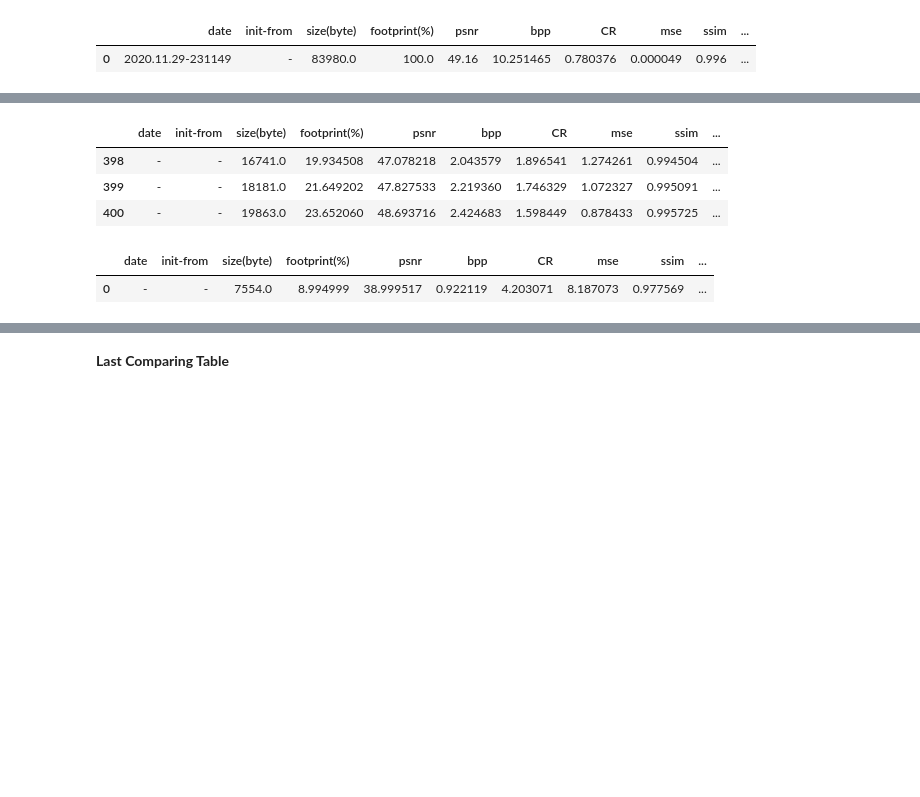
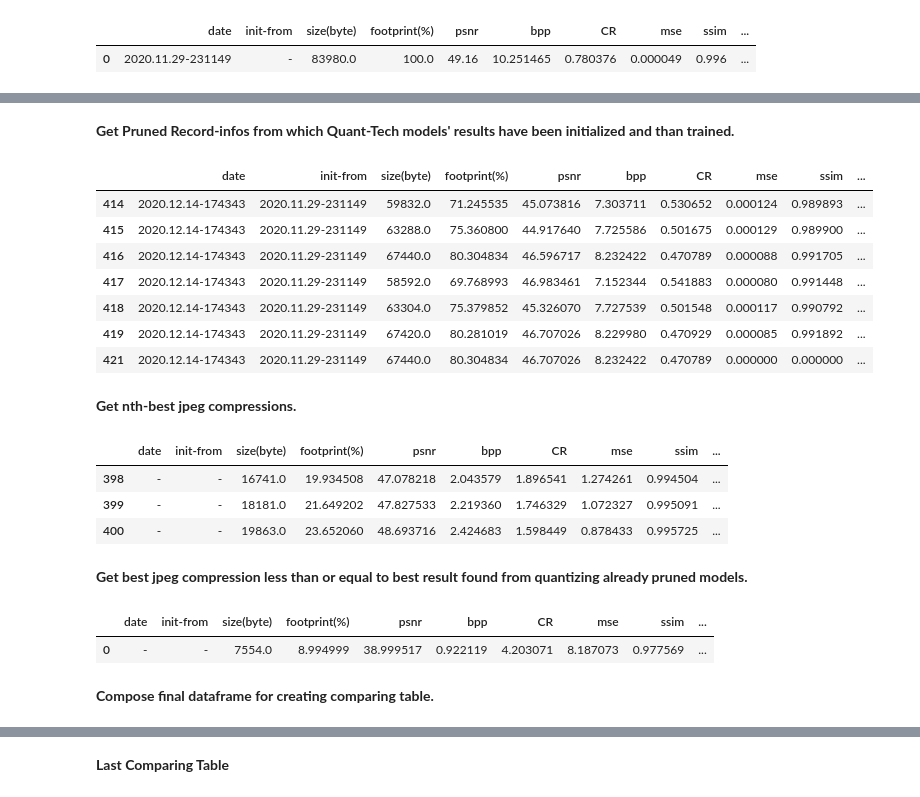
Before and after one commit to franec94/distiller, a Jupyter notebook: examples/analyze_quant_data/analize_one_qat_dataset_interactive-reduced.ipynb, the cells around one changed output, grey strips where cells are left out. Cells and saved outputs as stored; diff of their text form; code cells hidden in the pictures; blank space fills up the shorter version.

Commit message:
Improved analyses's tools and notebooks for siren DNNs

```diff
--- a/examples/analyze_quant_data/analize_one_qat_dataset_interactive-reduced.ipynb
+++ b/examples/analyze_quant_data/analize_one_qat_dataset_interactive-reduced.ipynb
@@ -51,6 +59,7 @@ cmprss_df.head(5)
 | 4 | 1603478755-305517 | - | 252004.0 | 100.0 | 58.401365 | 30.762207 | 0.125990 | 0.000005 | 0.999003 | ... |
 # %%
 jpeg_df = cmprss_df[cmprss_df["cmprss-class-2"] == "Jpeg".upper()]
+agp_df = cmprss_df[cmprss_df["cmprss-class-2"] == "Agp".upper()]
 # %% [markdown]
 ### Load Current Experiment Dataset
 ---
@@ -58,7 +67,8 @@ jpeg_df = cmprss_df[cmprss_df["cmprss-class-2"] == "Jpeg".upper()]
 data_path_pieces = ["C:\\Users\\Francesco\\Documents\\thesys\\code\\local_projects\\siren-train-logs\\notebooks\\analyze_quant_data\\uniform_csv_files\\tmp\\", "high-freq-siren_qatrlq_uniform_2020.12.14-174343.csv"]
 QAT_DATASET_PATH = os.path.join(*data_path_pieces)
 # %%
-root_dir_tmp_datasets = "C:\\Users\\Francesco\\Documents\\thesys\\code\\local_projects\\siren-train-logs\\notebooks\\analyze_quant_data\\uniform_csv_files\\tmp\\"
+# root_dir_tmp_datasets = "C:\\Users\\Francesco\\Documents\\thesys\\code\\local_projects\\siren-train-logs\\notebooks\\analyze_quant_data\\uniform_csv_files\\tmp\\"
+root_dir_tmp_datasets = "/home/franec94/Documents/thesys-siren/codebase/notebooks/analyze_quant_data/uniform_csv_files/tmp"
 pick_local_file_system_tmp_dataset(root_dir_tmp_datasets, QAT_DATASET_PATH)
 # %% [output]
 interactive(children=(Dropdown(description='pick_dataset', options=('high-freq-siren_qatrlq_uniform_2020.12.14…
@@ -77,0 +91,22 @@ qat_df.head(5)
+# %%
+QAT_DATASET_PATH = qat_dataset_path_wg.value
+if os.path.isfile(QAT_DATASET_PATH):
+    qat_df = pd.read_csv(QAT_DATASET_PATH)
+    if "Unnamed: 0" in qat_df.columns:
+        qat_df = qat_df.drop(["Unnamed: 0"], axis = 1)
+        pass
+    pass
+elif os.path.isdir(QAT_DATASET_PATH):
+    datasets_list = list(filter(lambda item: item.endswith(".csv"),os.listdir(root_dir_tmp_datasets)))
+    qat_df_list = []
+    for a_dataset in datasets_list:
+        a_dataset_fullpath = os.path.join(root_dir_tmp_datasets, a_dataset)
+        a_dataset_df = pd.read_csv(a_dataset_fullpath)
+        if "Unnamed: 0" in a_dataset_df.columns:
+            a_dataset_df = a_dataset_df.drop(["Unnamed: 0"], axis = 1)
+            pass
+        qat_df_list.append(a_dataset_df)
+        pass
+    qat_df = pd.concat(qat_df_list, axis = 0, ignore_index=True)
+    pass
+qat_df.head(5)
@@ -186,3 +256,33 @@ siren_qatrlq_best_df.head(5).style.hide_index()
+# %% [markdown]
+**Get Pruned Record-infos from which Quant-Tech models' results have been initialized and than trained.**
+# %%
+ref_agp_model = None
+if agp_df.shape[0] != 0:
+    init_from_list = list(set(qat_df['init-from'].values))
+    tmp_df_list = []
+    for init_from_obj in init_from_list:
+        tmp_df = agp_df[agp_df["date"] == init_from_obj]
+        if tmp_df.shape[0] != 0:
+            tmp_df_list.append(tmp_df)
+        pass
+    if len(tmp_df_list) != 0:
+        res_df = pd.concat(tmp_df_list, axis = 0)
+        display(res_df)
+        ref_agp_model = res_df.iloc[0]
+        ref_agp_model = pd.DataFrame(data = [ref_agp_model.values], columns = ref_agp_model.index)
+        pass
+    pass
+# %% [output]
+|  | date | init-from | size(byte) | footprint(%) | psnr | bpp | CR | mse | ssim | ... |
+| 414 | 2020.12.14-174343 | 2020.11.29-231149 | 59832.0 | 71.245535 | 45.073816 | 7.303711 | 0.530652 | 0.000124 | 0.989893 | ... |
+| 415 | 2020.12.14-174343 | 2020.11.29-231149 | 63288.0 | 75.360800 | 44.917640 | 7.725586 | 0.501675 | 0.000129 | 0.989900 | ... |
+| 416 | 2020.12.14-174343 | 2020.11.29-231149 | 67440.0 | 80.304834 | 46.596717 | 8.232422 | 0.470789 | 0.000088 | 0.991705 | ... |
+| 417 | 2020.12.14-174343 | 2020.11.29-231149 | 58592.0 | 69.768993 | 46.983461 | 7.152344 | 0.541883 | 0.000080 | 0.991448 | ... |
+| 418 | 2020.12.14-174343 | 2020.11.29-231149 | 63304.0 | 75.379852 | 45.326070 | 7.727539 | 0.501548 | 0.000117 | 0.990792 | ... |
+| 419 | 2020.12.14-174343 | 2020.11.29-231149 | 67420.0 | 80.281019 | 46.707026 | 8.229980 | 0.470929 | 0.000085 | 0.991892 | ... |
+| 421 | 2020.12.14-174343 | 2020.11.29-231149 | 67440.0 | 80.304834 | 46.707026 | 8.232422 | 0.470789 | 0.000000 | 0.000000 | ... |
+# %% [markdown]
+**Get nth-best jpeg compressions.**
 # %%
 best_nth_jpge_df = jpeg_df.tail(3)
 best_nth_jpge_df
@@ -191,6 +291,8 @@ best_nth_jpge_df
 | 398 | - | - | 16741.0 | 19.934508 | 47.078218 | 2.043579 | 1.896541 | 1.274261 | 0.994504 | ... |
 | 399 | - | - | 18181.0 | 21.649202 | 47.827533 | 2.219360 | 1.746329 | 1.072327 | 0.995091 | ... |
 | 400 | - | - | 19863.0 | 23.652060 | 48.693716 | 2.424683 | 1.598449 | 0.878433 | 0.995725 | ... |
+# %% [markdown]
+**Get best jpeg compression less than or equal to best result found from quantizing already pruned models.**
 # %%
 tmp_jpeg_df = jpeg_df[jpeg_df["psnr"] <= max(qat_df["psnr"].values)]
 best_jpeg_equal_lower_qat_data = tmp_jpeg_df.sort_values(by = ["psnr"], ascending = False).iloc[0,:]
@@ -199,4 +301,6 @@ best_jpeg_equal_lower_qat_data
 # %% [output]
 |  | date | init-from | size(byte) | footprint(%) | psnr | bpp | CR | mse | ssim | ... |
 | 0 | - | - | 7554.0 | 8.994999 | 38.999517 | 0.922119 | 4.203071 | 8.187073 | 0.977569 | ... |
+# %% [markdown]
+**Compose final dataframe for creating comparing table.**
 # %%
```
Also changed, not shown: parts of 19 cells of this notebook, 42 other files.
